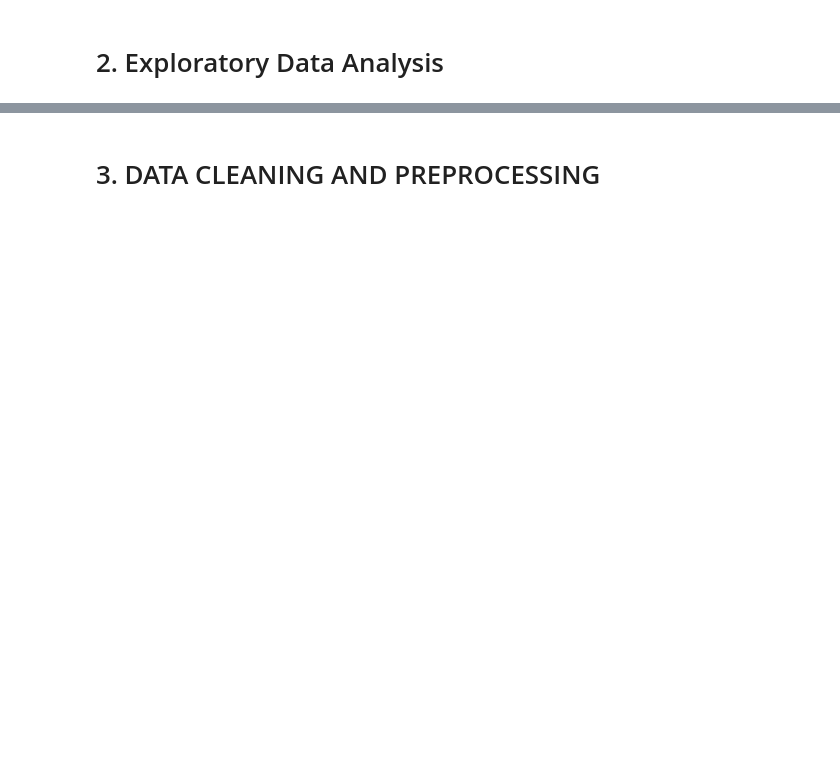
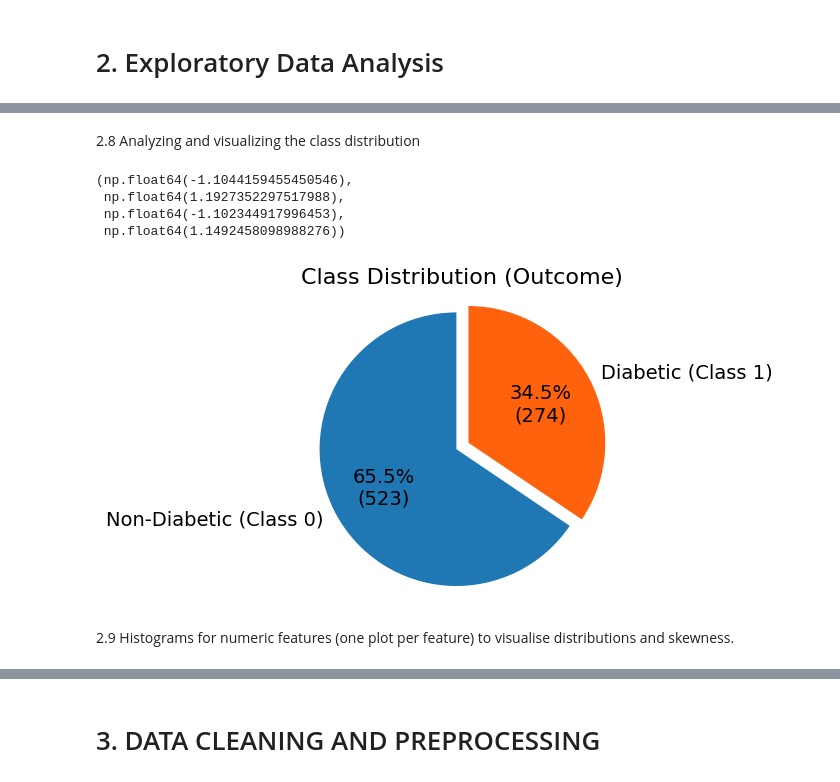
Before and after one commit to NikhilRana2076/Diabetes_prediction, a Jupyter notebook: Diabetis_(2).ipynb, the cells around one changed output, grey strips where cells are left out. Saved outputs shown, nothing was run; the diff lists cells and outputs as text; code cells hidden in the pictures; blank space fills up the shorter version.

```diff
--- a/Diabetis_(2).ipynb
+++ b/Diabetis_(2).ipynb
@@ -248,0 +237,42 @@ Name: Outcome, dtype: float64
+# %% [markdown]
+2.8 Analyzing and visualizing the class distribution
+# %%
+#====================================================================================================================================================
+# 8. Class Distribution
+#====================================================================================================================================================
+
+# Get the class counts from the 'Outcome' column
+class_counts = data_frame['Outcome'].value_counts()
+
+# Define labels for the pie chart
+labels = ['Non-Diabetic (Class 0)', 'Diabetic (Class 1)']
+
+# Define colors and explode for visualization
+colors = ['#1f77b4', '#ff5900f2'] # Blue for non-diabetic, Orange for diabetic
+explode = [0, 0.1] # Explode the minority class (Diabetic) for emphasis
+
+# Create the Pie Chart
+plt.figure(figsize=(4, 4))
+plt.pie(
+    class_counts,
+    labels=labels,
+    colors=colors,
+    autopct=lambda p: '{:.1f}%\n({:d})'.format(p, int(p * sum(class_counts) / 100)), # Show percentage and count
+    startangle=90,
+    explode=explode,
+    textprops={'fontsize': 14}
+)
+
+# Add title
+plt.title('Class Distribution (Outcome)', fontsize=16)
+
+# Equal aspect ratio ensures that pie is drawn as a circle.
+plt.axis('equal')
+# %% [output]
+(np.float64(-1.1044159455450546),
+ np.float64(1.1927352297517988),
+ np.float64(-1.102344917996453),
+ np.float64(1.1492458098988276))
+[figure, added]
+# %% [markdown]
+2.9 Histograms for numeric features (one plot per feature) to visualise distributions and skewness.
```
Also changed, not shown: parts of 150 cells of this notebook, 11 other files.
